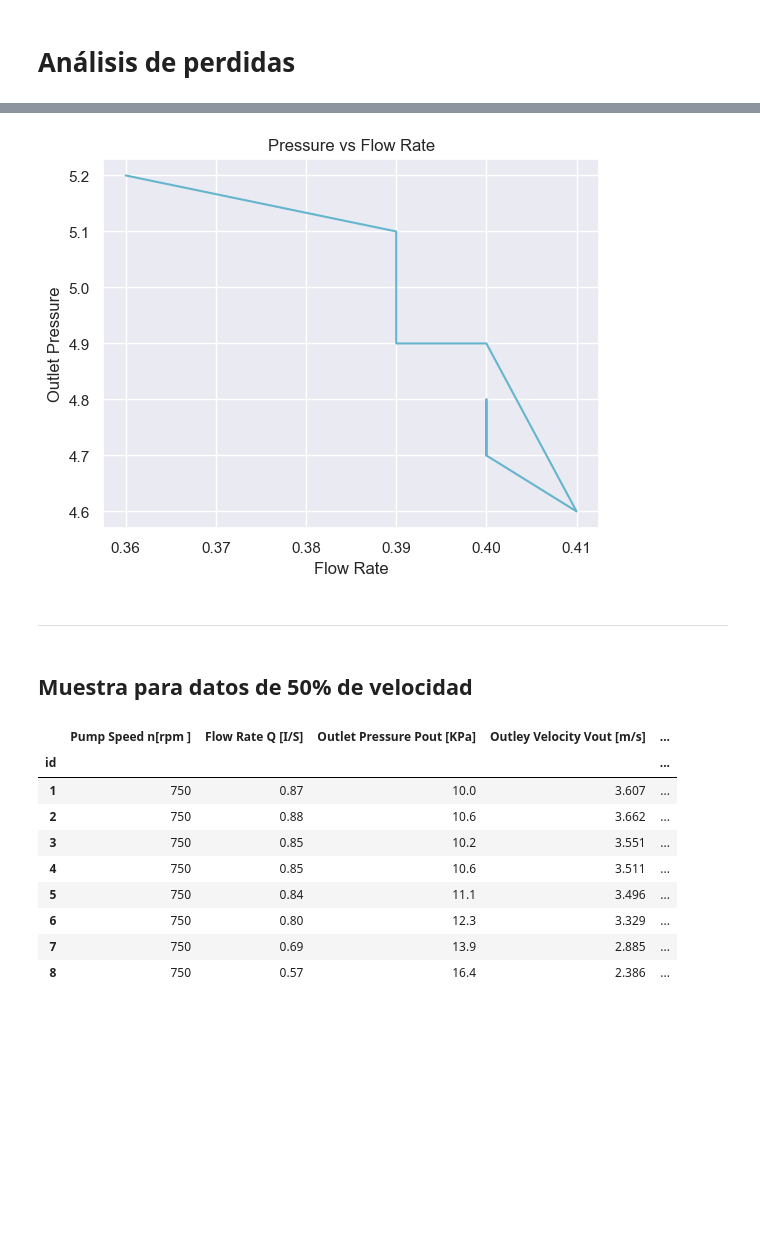
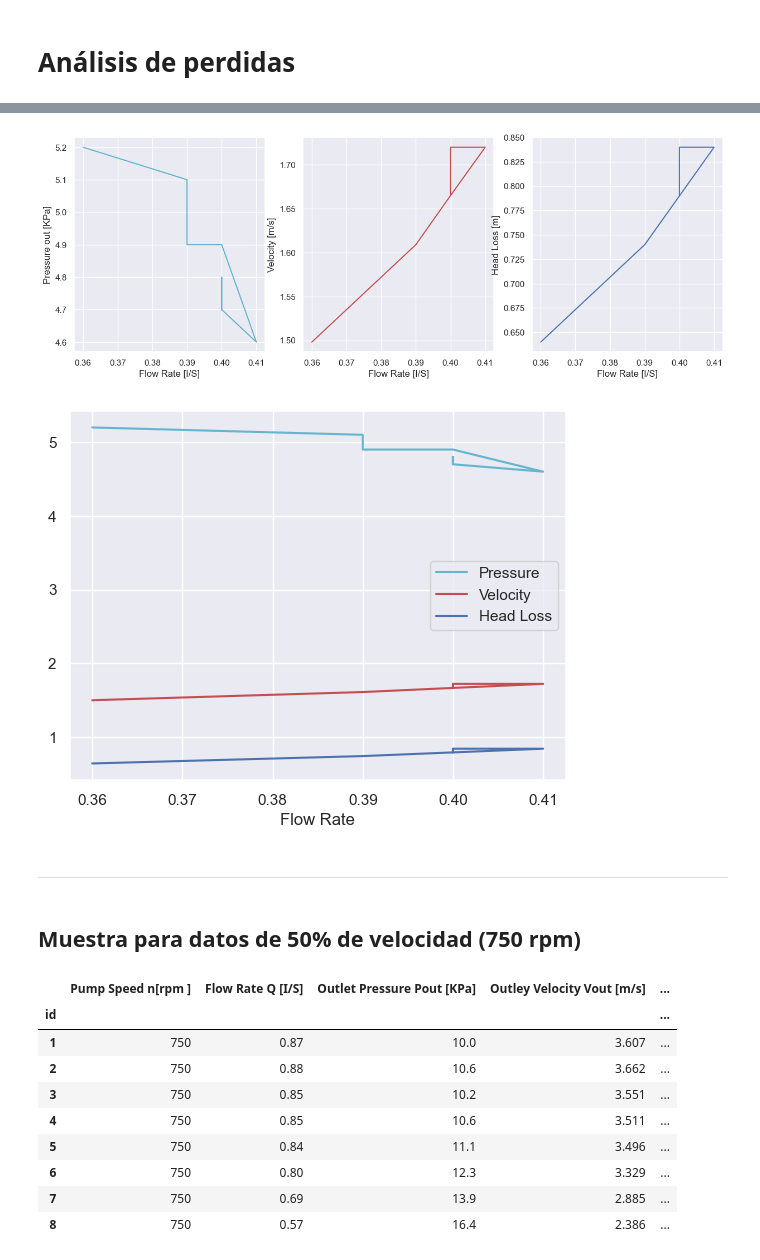
Before and after one commit to HiramTorres/Reports_Lab, a Jupyter notebook: Hidraulica/Analisis_perdidas.ipynb, the cells around one changed output, grey strips where cells are left out. Saved outputs shown, nothing was run; the diff lists cells and outputs as text; code cells hidden in the pictures; blank space fills up the shorter version.

```diff
--- a/Hidraulica/Analisis_perdidas.ipynb
+++ b/Hidraulica/Analisis_perdidas.ipynb
@@ -46,17 +32,41 @@ data25
-# %%
-Q25 = data25['Flow Rate Q [I/S]']
-P_out25 = data25['Outlet Pressure Pout [KPa]']
-plt.plot(Q25,P_out25, color = 'c')
-plt.xlabel('Flow Rate')
-plt.ylabel('Outlet Pressure')
-plt.title('Pressure vs Flow Rate')
-plt.show()
-# %% [output]
-[figure, removed]
+# %%
+Q25 = data25['Flow Rate Q [I/S]']
+P_out25 = data25['Outlet Pressure Pout [KPa]']
+Vel25 = data25['Outley Velocity Vout [m/s]']
+HLoss25 = data25['System Head Loss[m]']
+
+fig, ax = plt.subplots(1, 3, figsize=(15, 5))
+ax[0].plot(Q25, P_out25, color='c')
+ax[0].set_xlabel('Flow Rate [I/S]')
+ax[0].set_ylabel('Pressure out [KPa]')
+
+ax[1].plot(Q25, Vel25, color = 'r')
+ax[1].set_xlabel('Flow Rate [I/S]')
+ax[1].set_ylabel('Velocity [m/s]')
+
+ax[2].plot(Q25, HLoss25, color = 'b')
+ax[2].set_xlabel('Flow Rate [I/S]')
+ax[2].set_ylabel('Head Loss [m]')
+
+plt.savefig('Graf25%.png')
+plt.show()
+# %% [output]
+[figure, added]
+# %%
+plt.plot(Q25,P_out25, color = 'c')
+plt.plot(Q25,Vel25, color = 'r')
+plt.plot(Q25,HLoss25, color = 'b')
+plt.xlabel('Flow Rate')
+plt.legend(['Pressure', 'Velocity', 'Head Loss'])
+
+plt.savefig('AllGraf25%.png')
+plt.show()
+# %% [output]
+[figure, added]
 # %% [markdown]
 ---
 # %% [markdown]
-## Muestra para datos de 50% de velocidad
+## Muestra para datos de 50% de velocidad (750 rpm)
 # %%
 df50['id'] = id
 df50.set_index('id', inplace=True)
```
Also changed, not shown: parts of 14 cells of this notebook, 8 other files.
